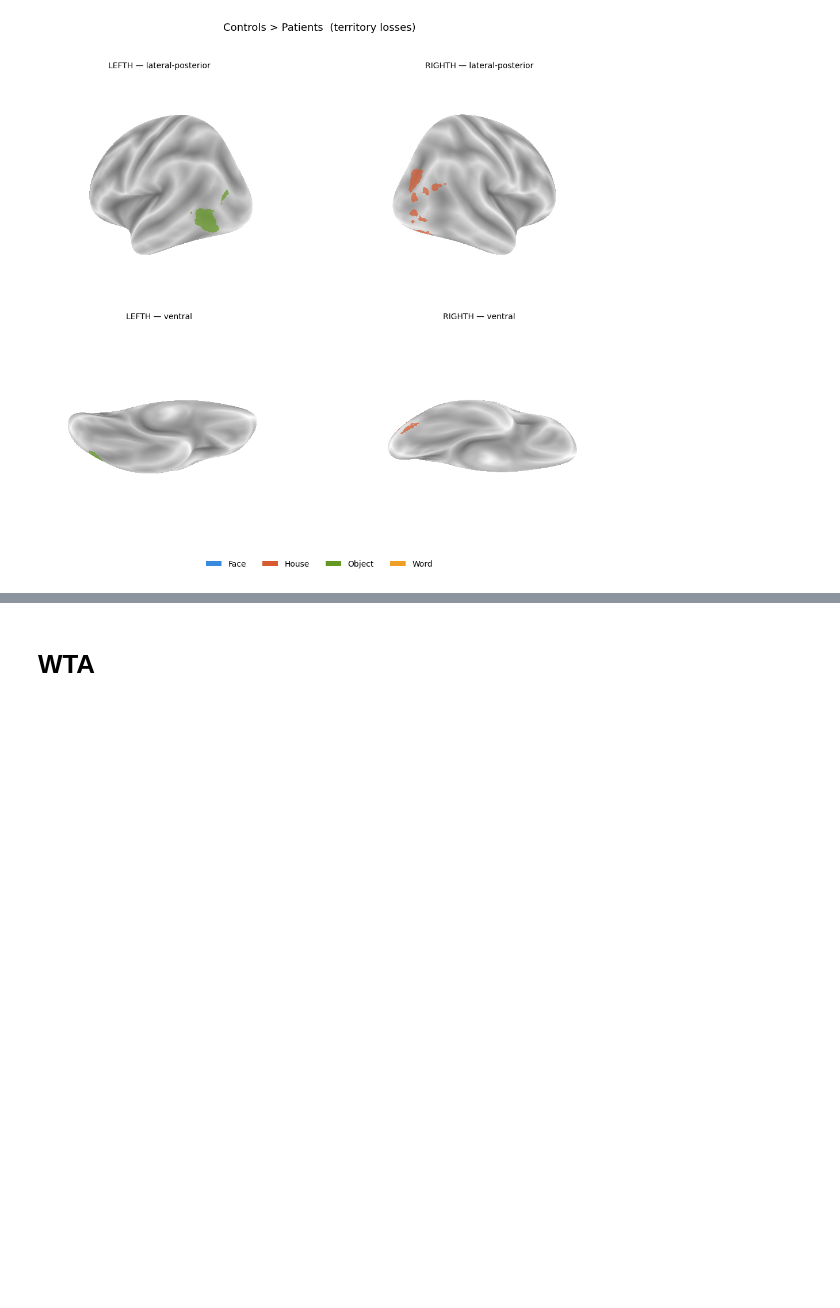
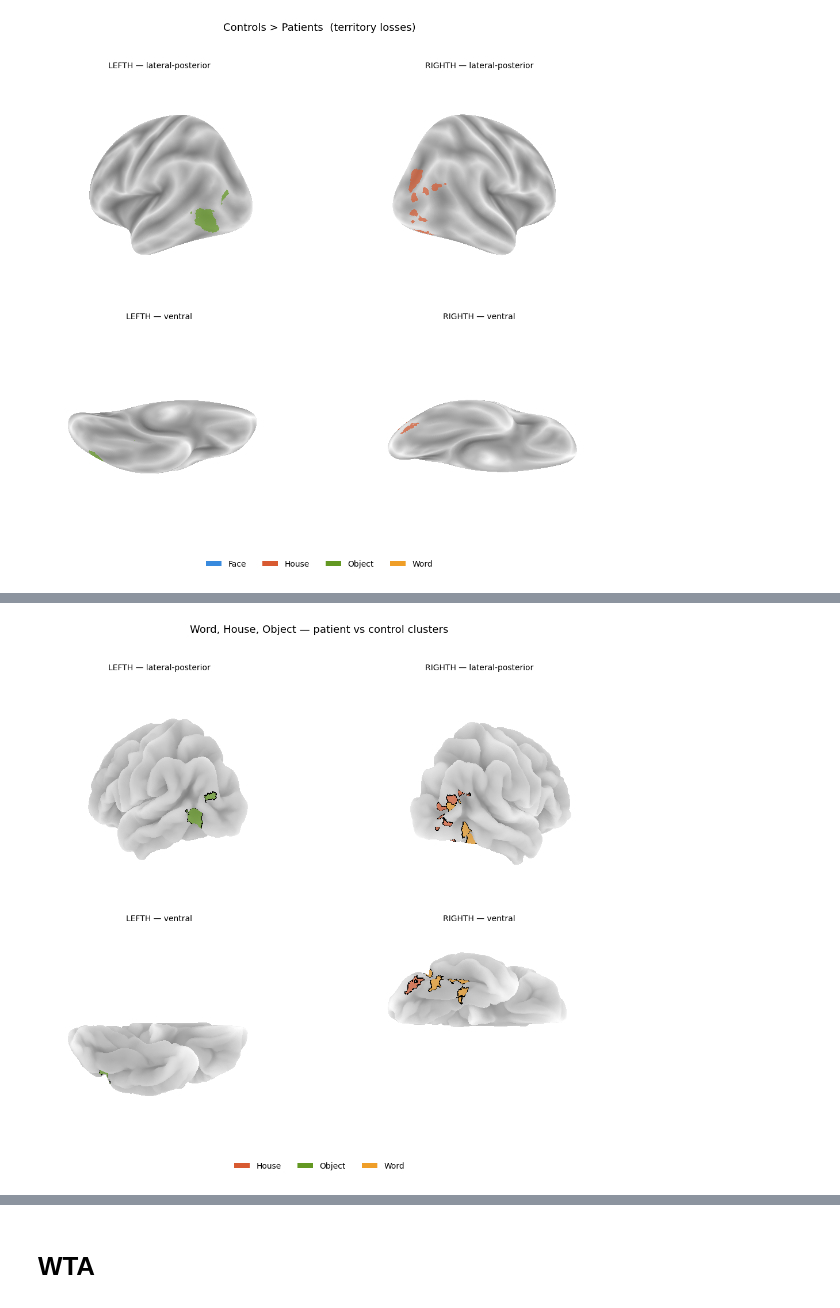
Before and after one commit to cnsimmons/sym_pt, a Jupyter notebook: D_liu/tfce_wta_figure.ipynb, the cells around one changed output, grey strips where cells are left out. Cells and saved outputs as stored; diff of their text form; code cells hidden in the pictures; blank space fills up the shorter version.

```diff
--- a/D_liu/tfce_wta_figure.ipynb
+++ b/D_liu/tfce_wta_figure.ipynb
@@ -231,0 +392,86 @@ for label, clusters in [('Patients > Controls  (territory gains)', GAINS),
+# %%
+# ─── TFCE clusters: pial surface with outlines ───────────────────────────
+from matplotlib.colors import ListedColormap
+from matplotlib.patches import Patch
+from nilearn import datasets as nl_datasets, surface
+from nilearn.plotting import plot_surf_roi, plot_surf_contours
+
+CAT_COLORS = {'face': '#378ADD', 'house': '#D85A30',
+              'object': '#639922', 'word': '#EF9F27'}
+CAT_INT = {'face': 1, 'house': 2, 'object': 3, 'word': 4}
+
+CLUSTERS = [('word',   'r', 2),
+            ('object', 'l', 1),
+            ('house',  'r', 1)]
+
+VIEWS = {
+    'l': [('lateral-posterior', 'lateral', (10, -150)),
+          ('ventral',           'ventral', None)],
+    'r': [('lateral-posterior', 'lateral', (10,  -30)),
+          ('ventral',           'ventral', None)],
+}
+
+fsaverage = nl_datasets.fetch_surf_fsaverage(mesh='fsaverage')
+cat_cmap = ListedColormap(['#cccccc'] + [CAT_COLORS[c] for c in ['face','house','object','word']])
+
+def project_clusters_to_surface(clusters, hemi):
+    """Combine clusters in one hemisphere into a single surface map (vertex = CAT_INT)."""
+    hemi_full = 'left' if hemi == 'l' else 'right'
+    out = None
+    for cat, h, tstat in clusters:
+        if h != hemi:
+            continue
+        fpath = TFCE_DIR / f'{cat}_{h}_pt_vs_ctrl' / f'rand_tfce_corrp_tstat{tstat}.nii.gz'
+        vol_img = nib.load(fpath)
+        sig = (vol_img.get_fdata() > 0.95).astype(np.float32)
+        sig_img = nib.Nifti1Image(sig, vol_img.affine)
+        surf_vals = surface.vol_to_surf(
+            sig_img, fsaverage[f'pial_{hemi_full}'],
+            radius=3.0, kind='line', interpolation='linear',
+        )
+        if out is None:
+            out = np.zeros(surf_vals.shape, dtype=np.int16)
+        out[surf_vals > 0.3] = CAT_INT[cat]
+    return out if out is not None else np.zeros(10242, dtype=np.int16)
+
+fig, axes = plt.subplots(2, 2, figsize=(12, 10),
+                         subplot_kw={'projection': '3d'})
+fig.suptitle('Word, House, Object — patient vs control clusters', fontsize=13, y=0.98)
+
+for col, (hemi, hemi_full) in enumerate([('l', 'left'), ('r', 'right')]):
+    roi_map_int = project_clusters_to_surface(CLUSTERS, hemi)
+    roi_map = roi_map_int.astype(float)
+    present_labels = [CAT_INT[c] for c in ['house', 'object', 'word']
+                      if (roi_map_int == CAT_INT[c]).any()]
+
+    for row, (view_label, view_named, view_custom) in enumerate(VIEWS[hemi]):
+        plot_surf_roi(
+            fsaverage[f'pial_{hemi_full}'], roi_map=roi_map,
+            hemi=hemi_full, view=view_named,
+            cmap=cat_cmap, vmin=0, vmax=4, threshold=0.5,
+            bg_map=fsaverage[f'sulc_{hemi_full}'],
+            bg_on_data=True, darkness=0.6,
+            axes=axes[row, col], figure=fig,
+        )
+        if present_labels:
+            plot_surf_contours(
+                fsaverage[f'pial_{hemi_full}'],
+                roi_map_int,
+                levels=present_labels,
+                colors=['black'] * len(present_labels),
+                axes=axes[row, col], figure=fig,
+                linewidth=1.2,
+            )
+        if view_custom is not None:
+            elev, azim = view_custom
+            axes[row, col].view_init(elev=elev, azim=azim)
+        axes[row, col].set_title(f'{hemi_full.upper()}H — {view_label}', fontsize=10)
+
+handles = [Patch(facecolor=CAT_COLORS[c], label=c.capitalize())
+           for c in ['house', 'object', 'word']]
+fig.legend(handles=handles, loc='lower center', ncol=3,
+           frameon=False, fontsize=10, bbox_to_anchor=(0.5, 0.02))
+plt.tight_layout(rect=[0, 0.04, 1, 0.96])
+plt.show()
+# %% [output]
+[figure, added]
```
Also changed, not shown: parts of 5 cells of this notebook.
